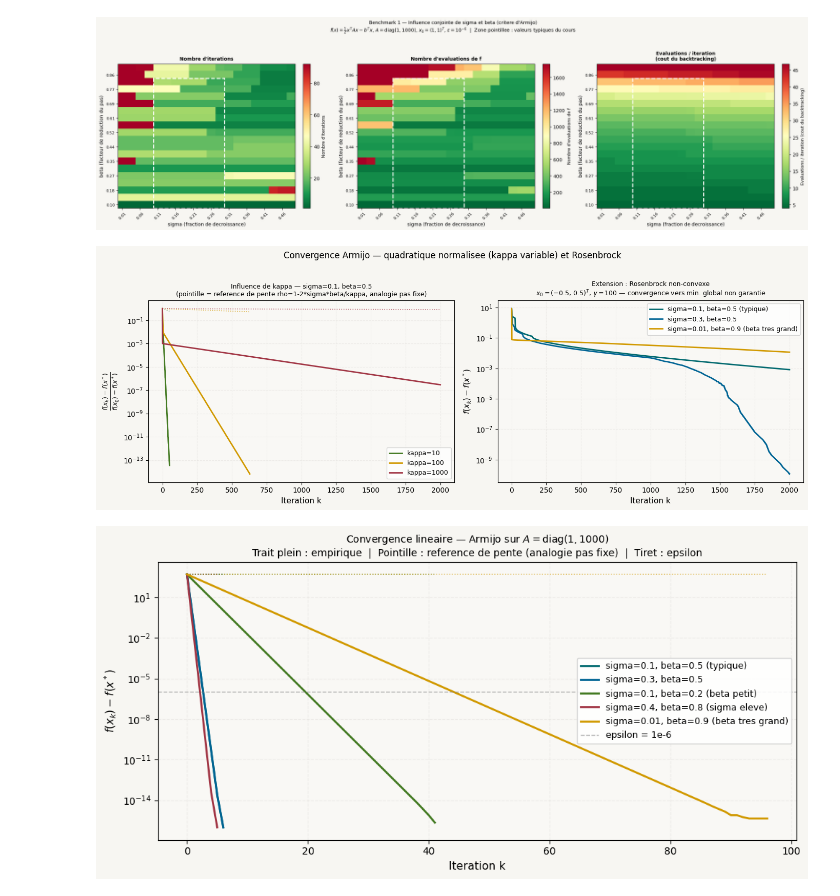
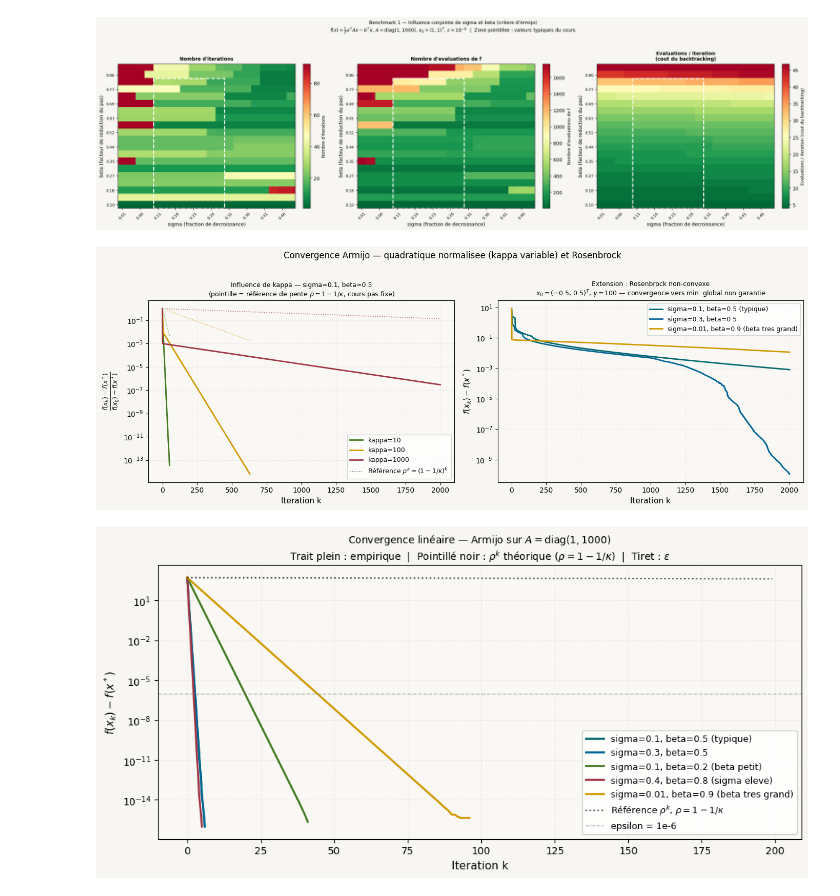
Before and after one commit to TakTikFR/OCVX_Benchmarks, a Jupyter notebook: Benchmark_Noah.ipynb, the cells around one changed output. Saved outputs shown, nothing was run; the diff lists cells and outputs as text; code cells hidden in the pictures.

```diff
--- a/Benchmark_Noah.ipynb
+++ b/Benchmark_Noah.ipynb
@@ -184,18 +184,28 @@ for kappa_val, color in zip(kappas, kappa_colors):
     ax.semilogy(trace, color=color, linewidth=2, label=f"kappa={kappa_val}")
 
     # MODIFICATION : reference de pente part de 1 (analogie pas fixe)
-    rho = min(max(1.0 - 2 * sigma_th * beta_th * 1.0 / kappa_val, 0.0), 0.9999)
+    rho = 1.0 - 1.0 / kappa_val
     k_arr = np.arange(len(trace))
     ax.semilogy(k_arr, np.maximum(rho**k_arr, 1e-16),
                 color=color, linewidth=1.2, linestyle=":", alpha=0.7)
+
+phantom = Line2D([0], [0], color="gray", linewidth=1.2, linestyle=":",
+                 label=r"Référence $\rho^k=(1-1/\kappa)^k$")
+
+handles, labels = ax.get_legend_handles_labels()
+# get_legend_handles_labels() retourne les 3 kappas (traits pleins)
+# les pointillés colorés n'ont PAS de label donc ne sont pas inclus
+ax.legend(handles=handles + [phantom],
+          labels=labels + [r"Référence $\rho^k=(1-1/\kappa)^k$"],
+          fontsize=9)
 
 ax.set_xlabel("Iteration k", fontsize=11)
 # MODIFICATION : ylabel normalise
 ax.set_ylabel(r"$\frac{f(x_k) - f(x^*)}{f(x_0) - f(x^*)}$", fontsize=13)
 # MODIFICATION : titre plus prudent sur la borne
 ax.set_title("Influence de kappa — sigma=0.1, beta=0.5\n"
-             "(pointille = reference de pente rho=1-2*sigma*beta/kappa, analogie pas fixe)", fontsize=9)
-ax.legend(fontsize=9)
+             r"(pointille = référence de pente $\rho=1-1/\kappa$, cours pas fixe)",
+             fontsize=9)
 ax.grid(True, which="both", linestyle="--", alpha=0.4, color="#dcd9d5")
 
 ax = axes[1]
@@ -226,40 +236,44 @@ plt.show()
 combos_orig = [
     (0.1,  0.5, "#01696f", "sigma=0.1, beta=0.5 (typique)"),
     (0.3,  0.5, "#006494", "sigma=0.3, beta=0.5"),
     (0.1,  0.2, "#437a22", "sigma=0.1, beta=0.2 (beta petit)"),
     (0.4,  0.8, "#a13544", "sigma=0.4, beta=0.8 (sigma eleve)"),
     (0.01, 0.9, "#d19900", "sigma=0.01, beta=0.9 (beta tres grand)"),
 ]
 
 fig, ax = plt.subplots(figsize=(10, 5))
 fig.patch.set_facecolor("#f7f6f2")
 ax.set_facecolor("#f9f8f5")
 
 m_val, L_val = 1.0, 1000.0  # valeurs propres de A = diag(1, 1000)
 
 for sigma, beta, color, label in combos_orig:
     trace = armijo_descent_trace(f, grad_f, x0, sigma, beta, f_star=f_star)
     ax.semilogy(trace, color=color, linewidth=2, label=label)
+    # ← les 3 lignes rho/k_arr/semilogy sont supprimées ici
 
-    # MODIFICATION : label "reference de pente" (analogie pas fixe, non prouvee pour Armijo)
-    rho = min(max(1.0 - 2 * sigma * beta * m_val / L_val, 0.0), 0.9999)
-    k_arr = np.arange(len(trace))
-    ax.semilogy(k_arr, np.maximum(trace[0] * rho**k_arr, 1e-16),
-                color=color, linewidth=1.0, linestyle=":", alpha=0.65)
+# UNE SEULE référence noire commune après la boucle
+f0_ref = f(x0) - f_star
+rho    = 1.0 - m_val / L_val          # = 0.999, independant de (sigma, beta)
+k_ref  = np.arange(200)
+ax.semilogy(k_ref, f0_ref * rho**k_ref,
+            color="black", linewidth=1.5, linestyle=":",
+            alpha=0.7, label=r"Référence $\rho^k$, $\rho=1-1/\kappa$")
 
-ax.axhline(1e-6, color="gray", linewidth=1, linestyle="--", alpha=0.6, label="epsilon = 1e-6")
+ax.axhline(1e-6, color="gray", linewidth=1, linestyle="--",
+           alpha=0.6, label="epsilon = 1e-6")
 ax.set_xlabel("Iteration k", fontsize=11)
 ax.set_ylabel(r"$f(x_k) - f(x^*)$", fontsize=11)
 ax.set_title(
-    r"Convergence lineaire — Armijo sur $A=\mathrm{diag}(1,1000)$" + "\n"
-    "Trait plein : empirique  |  Pointille : reference de pente (analogie pas fixe)  |  Tiret : epsilon",
+    r"Convergence linéaire — Armijo sur $A=\mathrm{diag}(1,1000)$" + "\n"
+    r"Trait plein : empirique  |  Pointillé noir : $\rho^k$ théorique ($\rho=1-1/\kappa$)  |  Tiret : $\varepsilon$",
     fontsize=10
 )
 ax.legend(fontsize=9, framealpha=0.9)
 ax.grid(True, which="both", linestyle="--", alpha=0.4, color="#dcd9d5")
 plt.tight_layout()
 plt.show()
 # %% [output]
 [figure]
-[figure, old version]
+[figure, new version]
-[figure, old version]
+[figure, new version]
```
